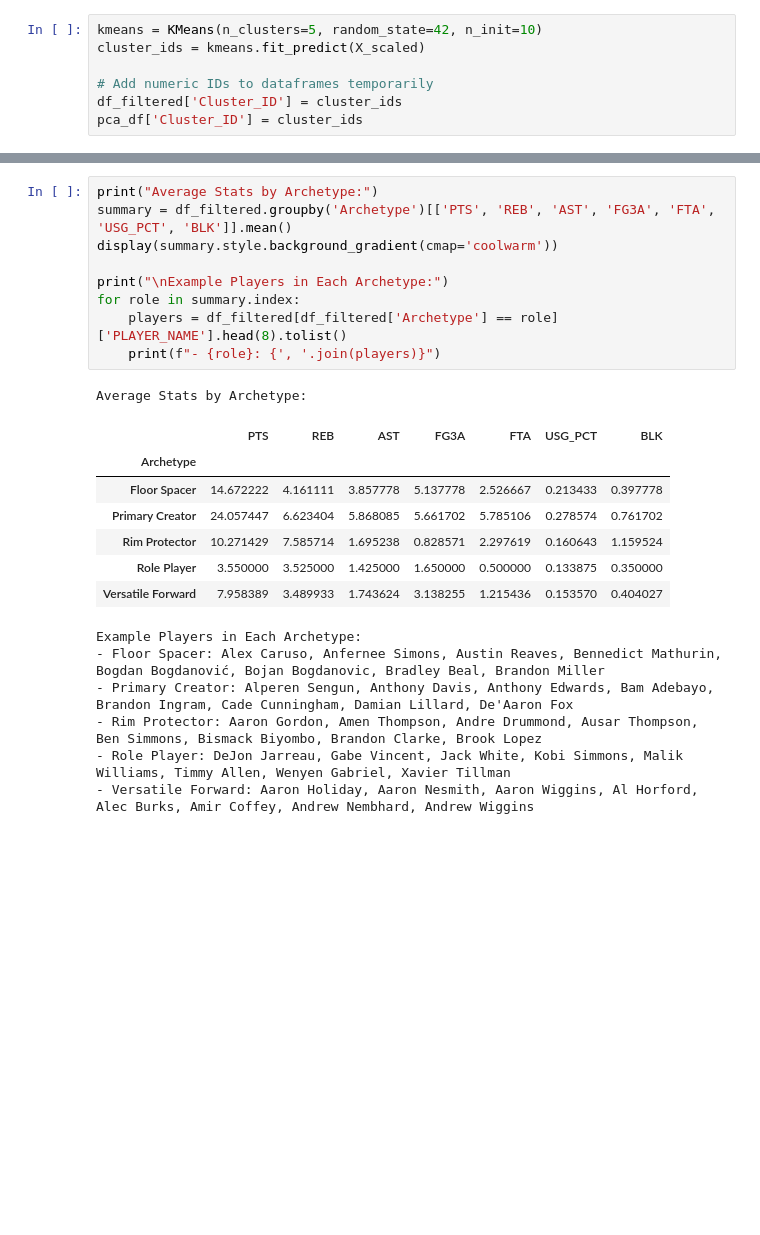
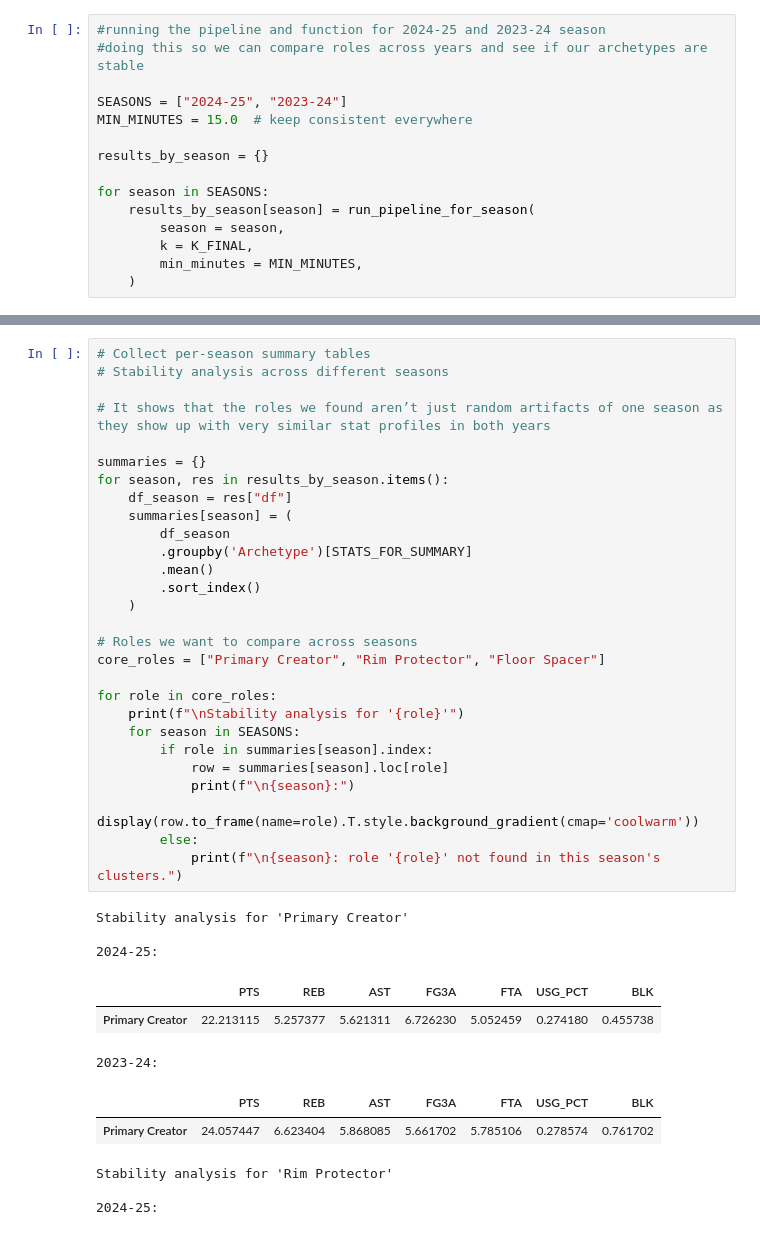
Before and after one commit to joshua-lyw/CS439-NBAProject, a Jupyter notebook: NBA Final Project.ipynb, the cells around one changed output, grey strips where cells are left out. Cells and saved outputs as stored; diff of their text form; blank space fills up the shorter version.

```diff
--- a/NBA Final Project.ipynb
+++ b/NBA Final Project.ipynb
@@ -106,7 +263,15 @@ plt.show()
 # %%
-kmeans = KMeans(n_clusters=5, random_state=42, n_init=10)
-cluster_ids = kmeans.fit_predict(X_scaled)
+#running the pipeline and function for 2024-25 and 2023-24 season
+#doing this so we can compare roles across years and see if our archetypes are stable
 
-# Add numeric IDs to dataframes temporarily
-df_filtered['Cluster_ID'] = cluster_ids
-pca_df['Cluster_ID'] = cluster_ids
+SEASONS = ["2024-25", "2023-24"]
+MIN_MINUTES = 15.0  # keep consistent everywhere
+
+results_by_season = {}
+
+for season in SEASONS:
+    results_by_season[season] = run_pipeline_for_season(
+        season = season,
+        k = K_FINAL,
+        min_minutes = MIN_MINUTES,
+    )
@@ -172,24 +420,40 @@ plt.show()
 # %%
-print("Average Stats by Archetype:")
-summary = df_filtered.groupby('Archetype')[['PTS', 'REB', 'AST', 'FG3A', 'FTA', 'USG_PCT', 'BLK']].mean()
-display(summary.style.background_gradient(cmap='coolwarm'))
+# Collect per-season summary tables
+# Stability analysis across different seasons
 
-print("\nExample Players in Each Archetype:")
-for role in summary.index:
-    players = df_filtered[df_filtered['Archetype'] == role]['PLAYER_NAME'].head(8).tolist()
-    print(f"- {role}: {', '.join(players)}")
+# It shows that the roles we found aren’t just random artifacts of one season as they show up with very similar stat profiles in both years
+
+summaries = {}
+for season, res in results_by_season.items():
+    df_season = res["df"]
+    summaries[season] = (
+        df_season
+        .groupby('Archetype')[STATS_FOR_SUMMARY]
+        .mean()
+        .sort_index()
+    )
+
+# Roles we want to compare across seasons
+core_roles = ["Primary Creator", "Rim Protector", "Floor Spacer"]
+
+for role in core_roles:
+    print(f"\nStability analysis for '{role}'")
+    for season in SEASONS:
+        if role in summaries[season].index:
+            row = summaries[season].loc[role]
+            print(f"\n{season}:")
+            display(row.to_frame(name=role).T.style.background_gradient(cmap='coolwarm'))
+        else:
+            print(f"\n{season}: role '{role}' not found in this season's clusters.")
 # %% [output]
-Average Stats by Archetype:
+Stability analysis for 'Primary Creator'
+
+2024-25:
 |  | PTS | REB | AST | FG3A | FTA | USG_PCT | BLK |
-| Archetype |  |  |  |  |  |  |  |
-| Floor Spacer | 14.672222 | 4.161111 | 3.857778 | 5.137778 | 2.526667 | 0.213433 | 0.397778 |
-| Primary Creator | 24.057447 | 6.623404 | 5.868085 | 5.661702 | 5.785106 | 0.278574 | 0.761702 |
-| Rim Protector | 10.271429 | 7.585714 | 1.695238 | 0.828571 | 2.297619 | 0.160643 | 1.159524 |
-| Role Player | 3.550000 | 3.525000 | 1.425000 | 1.650000 | 0.500000 | 0.133875 | 0.350000 |
-| Versatile Forward | 7.958389 | 3.489933 | 1.743624 | 3.138255 | 1.215436 | 0.153570 | 0.404027 |
+| Primary Creator | 22.213115 | 5.257377 | 5.621311 | 6.726230 | 5.052459 | 0.274180 | 0.455738 |
-Example Players in Each Archetype:
-- Floor Spacer: Alex Caruso, Anfernee Simons, Austin Reaves, Bennedict Mathurin, Bogdan Bogdanović, Bojan Bogdanovic, Bradley Beal, Brandon Miller
-- Primary Creator: Alperen Sengun, Anthony Davis, Anthony Edwards, Bam Adebayo, Brandon Ingram, Cade Cunningham, Damian Lillard, De'Aaron Fox
-- Rim Protector: Aaron Gordon, Amen Thompson, Andre Drummond, Ausar Thompson, Ben Simmons, Bismack Biyombo, Brandon Clarke, Brook Lopez
-- Role Player: DeJon Jarreau, Gabe Vincent, Jack White, Kobi Simmons, Malik Williams, Timmy Allen, Wenyen Gabriel, Xavier Tillman
-- Versatile Forward: Aaron Holiday, Aaron Nesmith, Aaron Wiggins, Al Horford, Alec Burks, Amir Coffey, Andrew Nembhard, Andrew Wiggins
+2023-24:
+|  | PTS | REB | AST | FG3A | FTA | USG_PCT | BLK |
+| Primary Creator | 24.057447 | 6.623404 | 5.868085 | 5.661702 | 5.785106 | 0.278574 | 0.761702 |
+Stability analysis for 'Rim Protector'
+
+2024-25:
```
Also changed, not shown: parts of 11 cells of this notebook, 1 other file.
